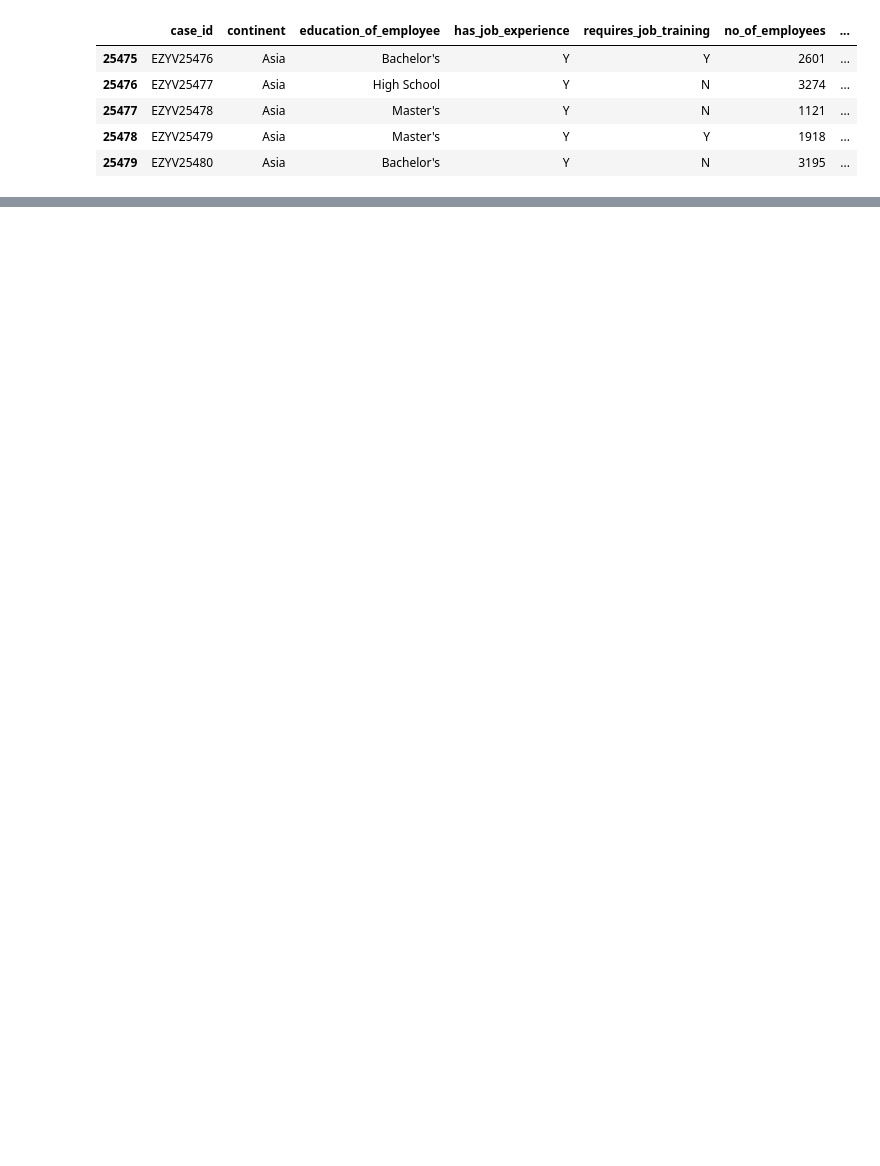
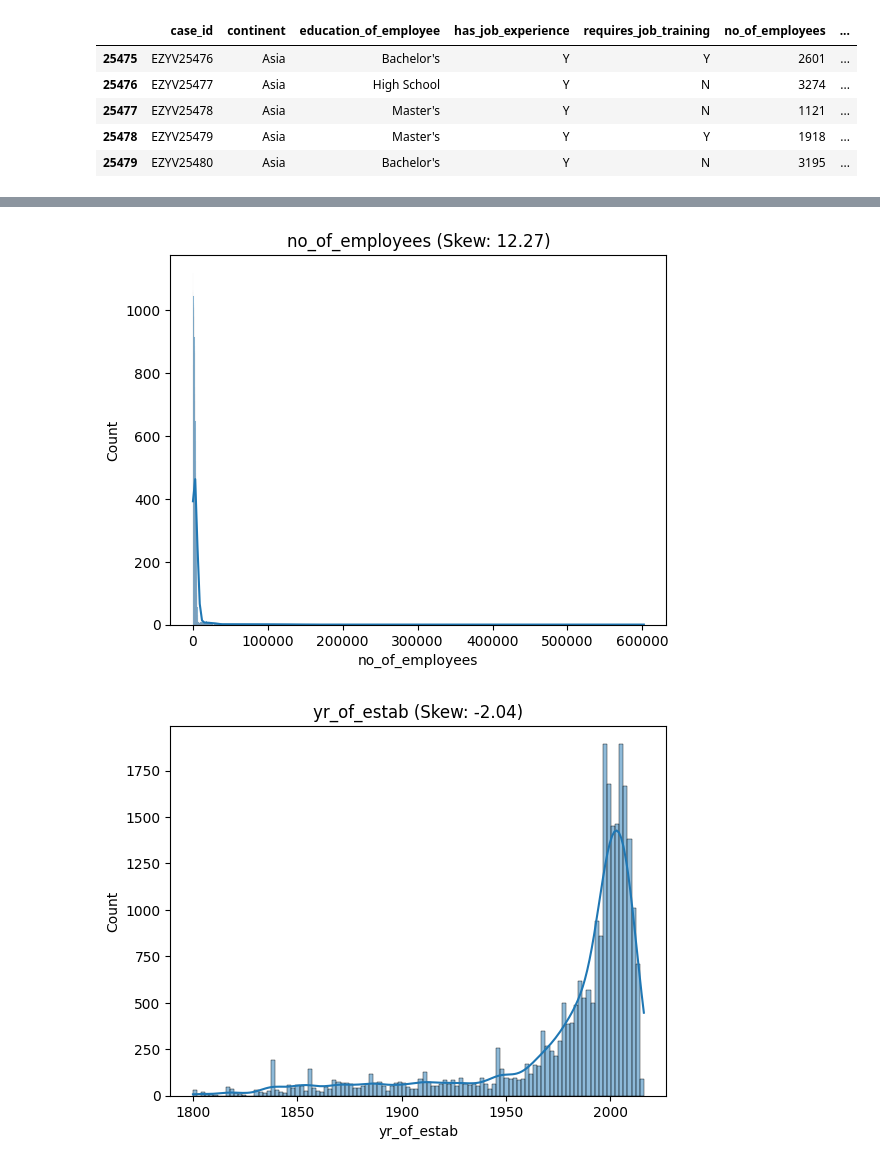
Before and after one commit to mitpatel3008/US-VisaApproval, a Jupyter notebook: notebook/eda.ipynb, the cells around one changed output, grey strips where cells are left out. Drawn from its saved outputs; the diff is of its cells as text; code cells hidden in the pictures; blank space fills up the shorter version.

```diff
--- a/notebook/eda.ipynb
+++ b/notebook/eda.ipynb
@@ -297,14 +86,0 @@ Num of continues features : ['no_of_employees', 'yr_of_estab', 'prevailing_wage'
-# %%
-clr1 = ['#1E90FF', '#DC143C']
-fig, ax = plt.subplots(3, 2, figsize=(10,12))
-fig.suptitle('Distribution of Numerical Features By Case Status', color='#3C3744',
-             fontsize=20, fontweight='bold', ha='center')
-for i, col in enumerate(continues_features):
-    sns.boxplot(data=df, x='case_status', y=col,  palette=clr1, ax=ax[i,0])
-    ax[i,0].set_title(f'Boxplot of {col}', fontsize=12)
-    sns.histplot(data=df, x=col, hue='case_status', bins=20, kde=True,
-                 multiple='stack', palette=clr1, ax=ax[i,1])
-    ax[i,1].set_title(f'Histogram of {col}', fontsize=14)
-fig.tight_layout()
-fig.subplots_adjust(top=0.90)
-# plt.savefig('images/multivariate_num.png')
@@ -773,0 +231,9 @@ plt.show()
+# %%
+# ─── 3.3 Identify & Separate Column Types ────────────────────────────────────
+# Why: Different analysis applies to numerical vs categorical columns.
+# We also split numerical into:
+#   - Discrete   (few unique values, e.g., year, rating, count)
+#   - Continuous (many unique values, e.g., salary, price, age)
+# Rule: ≤ 25 unique values → treat as discrete
+numerical_features   = [col for col in df.columns if df[col].dtype != 'O']
+categorical_features = [col for col in df.columns if df[col].dtype == 'O']
@@ -773,0 +375,22 @@ plt.show()
+# %%
+# 5.1 Numerical Features — Distribution (Histogram + KDE)
+# KDE = Kernel Density Estimate → smooth version of histogram
+# Shapes to look for:
+#   Bell-shaped     → Normal distribution → ideal for many models
+#   Right-skewed    → Long tail on right  → apply log transform
+#   Left-skewed     → Long tail on left   → apply sqrt or square transform
+#   Bimodal (2 peaks) → May represent two subgroups in data
+
+
+num_cols = [col for col in numerical_features if col != TARGET_COL]
+
+# Plot one by one
+for col in num_cols:
+    skew_val = df[col].skew()
+
+    sns.histplot(df[col], kde=True)
+    plt.title(f"{col} (Skew: {round(skew_val, 2)})")
+    plt.show()
+# %% [output]
+[figure, added]
+[figure, added]
```
Also changed, not shown: parts of 153 cells of this notebook, 3 other files.
